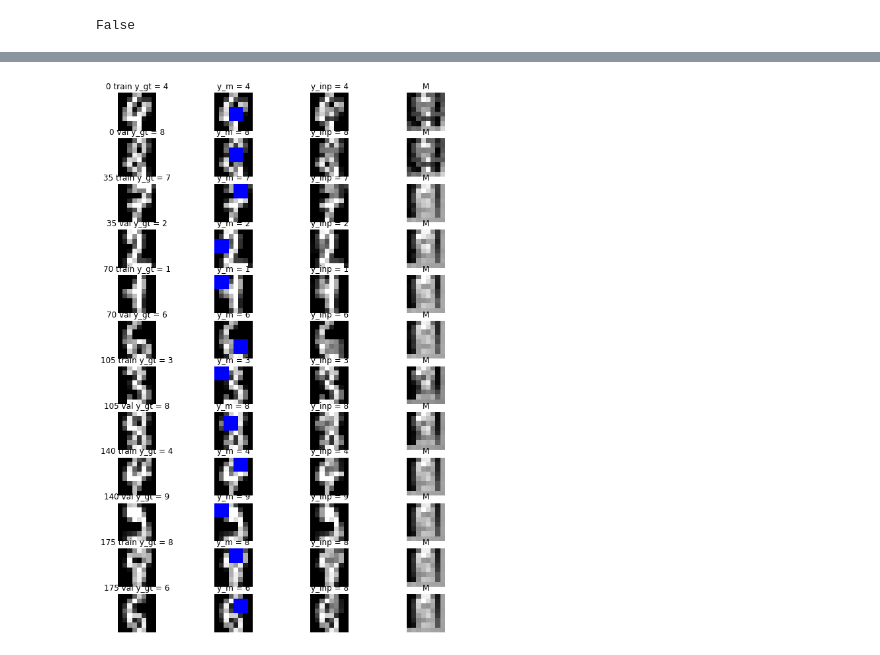
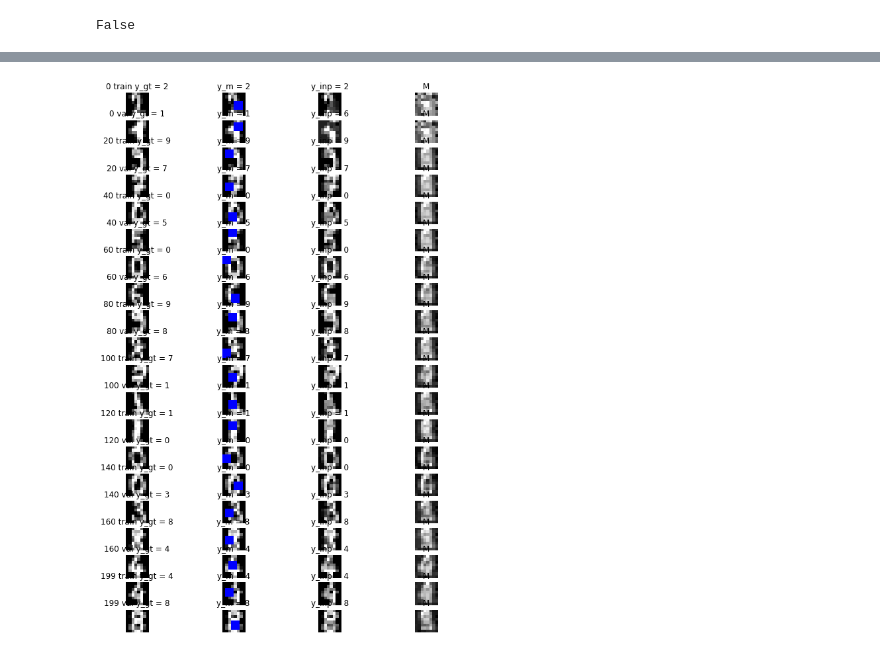
Before and after one commit to mprzewie/dmfa_inpainting, a Jupyter notebook: notebooks/digits_experiment.ipynb, the cells around one changed output, grey strips where cells are left out. Saved outputs shown, nothing was run; the diff lists cells and outputs as text; code cells hidden in the pictures.

Commit message:
train an inpainter which returns non-uniform M

```diff
--- a/notebooks/digits_experiment.ipynb
+++ b/notebooks/digits_experiment.ipynb
@@ -40,7 +38,11 @@ ds_train, ds_val = train_val_datasets(3)
 # %%
+ds_train, ds_val = train_val_datasets(3)
+
 fig, axes = plt.subplots(10, 10, figsize=(15, 15))
 for i in range(100):
-    x, j, y = ds_train[i]
+    x_j, y = ds_train[i]
+    x = x_j[:-1]
+    j = x_j[-1:]
     ax = axes[i // 10, i%10]
     ax.set_title(f"{y}")
     vis_digit_mask(x, j,ax)
@@ -49,23 +51,27 @@ for i in range(100):
 # %%
-X_train, J_train, y_train = [t.cpu().detach().numpy() for t in ds_train.tensors]
-X_val, J_val, y_val = [t.cpu().detach().numpy() for t in ds_val.tensors]
+X_J_train, y_train = ds_train.tensors #[t.cpu().detach().numpy() for t in ds_train.tensors]
+X_J_val, y_val = ds_val.tensors #[t.cpu().detach().numpy() for t in ds_val.tensors]
 
+X_train = X_J_train[:, :-1].squeeze()
 classifier = MLPClassifier((100, 200, 10,), learning_rate_init=4e-3, max_iter=1000).fit(X_train, y_train)
 # %%
 batch_size=16
 dl_train = DataLoader(ds_train, batch_size, shuffle=True)
 dl_val = DataLoader(ds_val, batch_size, shuffle=True)
+# %%
+m_std = lambda x, j, p, m, a, d: m.std(dim=0).mean()
 # %%
-inpainter = DigitsLinearInpainter()
-opt = optim.Adam(inpainter.parameters(), lr=4e-3)
-n_epochs = 50
-
+inpainter = DigitsLinearInpainter(bias=True, n_hidden_layers=3)
+opt = optim.Adam(inpainter.parameters(), lr=4e-4)
+# opt = optim.SGD(inpainter.parameters(), lr=1e-4)
+n_epochs = 200
 history = train_inpainter(
     inpainter,
     dl_train,
     dl_val,
     opt,
-    loss_fn = nll_masked_batch_loss, n_epochs=n_epochs,
-    losses_to_log=dict(nll=nll_masked_batch_loss, r2_masked=r2_masked_batch_loss,)
+    loss_fn = nll_masked_batch_loss,
+    n_epochs=n_epochs,
+    losses_to_log=dict(nll=nll_masked_batch_loss, r2_masked=r2_masked_batch_loss, m_std=m_std)
 )
 # %%
@@ -95,7 +101,7 @@ for loss_name in set(history[0]["losses"].keys()):
 # %%
 
 
-skip = 35
+skip = 20
 
 fig, axes = plt.subplots(
     int(np.ceil(len(history) / skip)* 2),
@@ -105,38 +111,41 @@ fig, axes = plt.subplots(
 
 
 for e, h in enumerate(history):
-    if e % skip !=0:
+    if e % skip !=0 and e != (len(history) -1):
         continue
 
     for ax_no, fold in [(0,"train"), (1,"val")]:
 
         # 0 - gt
         x, j, p, m, a, d, y = [t[0] for t in  h["sample_results"][fold]]
         row_no = (e // skip)*2 + ax_no
         ax = axes[row_no, 0]
         ax.imshow(x.reshape(8,8), cmap="gray")
         ax.axis("off")
         ax.set_title(f"{e} {fold} y_gt = {y}")
 
         # 1 - masked
         ax = axes[row_no, 1]
         vis_digit_mask(x, j, ax)
-        y_masked_pred = classifier.predict([x])[0]
+        y_masked_pred = classifier.predict(x)[0]
         ax.set_title(f"y_m = {y_masked_pred}")
 
         # 2 - inpainted
         ax = axes[row_no, 2]
-        x_inp = inpainted(x, j, m[0])
-        y_inp_pred = classifier.predict([x_inp])[0]
+        x_inp = x.copy()
+        x_inp[:, j==0] = m[:, j==0]
+
+
+        y_inp_pred = classifier.predict(x_inp)[0]
 
         ax.imshow(x_inp.reshape(8,8), cmap="gray")
         ax.axis("off")
         ax.set_title(f"y_inp = {y_inp_pred}")
 
         # 3 - M
         ax = axes[row_no, 3]
         ax.imshow(m[0].reshape(8,8), cmap="gray")
         ax.axis("off")
         ax.set_title(f"M")
 # %% [output]
-[figure, old version]
+[figure, new version]
```
Also changed, not shown: parts of 4 cells of this notebook, 4 other files.
